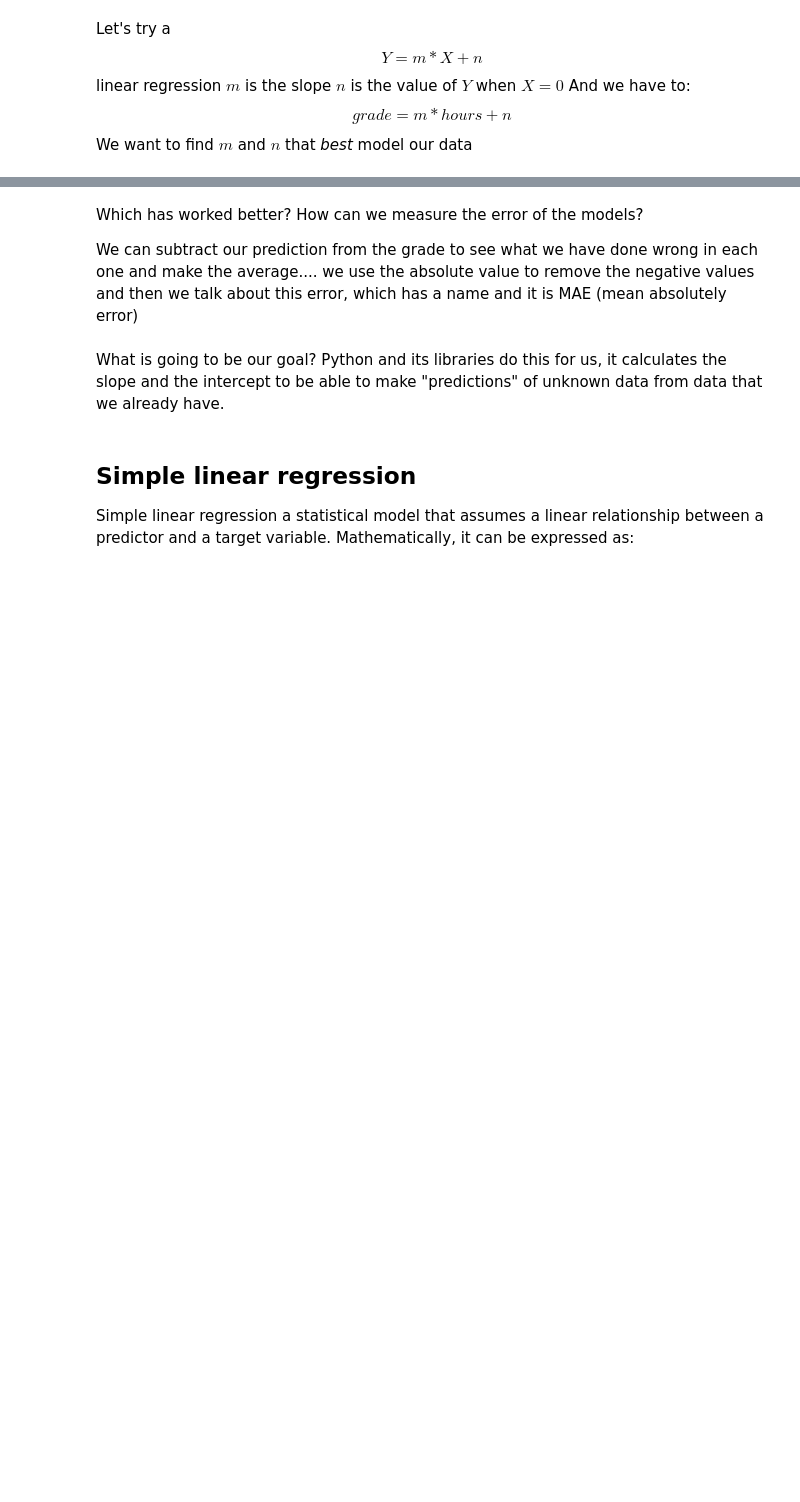
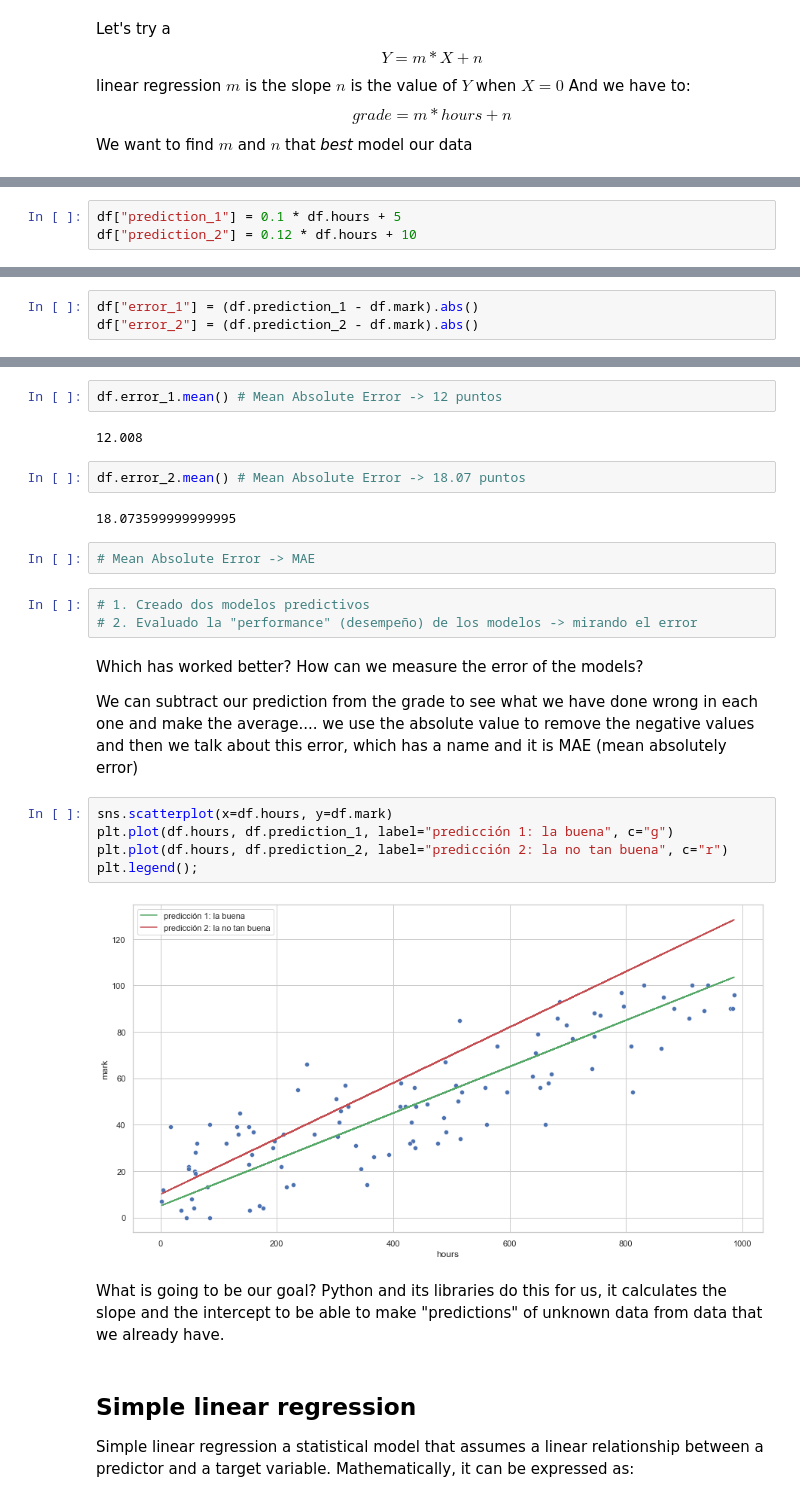
Before and after one commit to Ironhack-data-bcn-feb-2023/lectures, a Jupyter notebook: 38. Linear regression.ipynb, the cells around one changed output, grey strips where cells are left out. Saved outputs shown, nothing was run; the diff lists cells and outputs as text; blank space fills up the shorter version.

```diff
--- a/38. Linear regression.ipynb
+++ b/38. Linear regression.ipynb
@@ -43,0 +159,3 @@ We want to find $m$ and $n$ that *best* model our data
+# %%
+df["prediction_1"] = 0.1 * df.hours + 5
+df["prediction_2"] = 0.12 * df.hours + 10
@@ -43,0 +180,3 @@ We want to find $m$ and $n$ that *best* model our data
+# %%
+df["error_1"] = (df.prediction_1 - df.mark).abs()
+df["error_2"] = (df.prediction_2 - df.mark).abs()
@@ -44,3 +199,16 @@ We want to find $m$ and $n$ that *best* model our data
+# %%
+df.error_1.mean() # Mean Absolute Error -> 12 puntos
+# %% [output]
+12.008
+# %%
+df.error_2.mean() # Mean Absolute Error -> 18.07 puntos
+# %% [output]
+18.073599999999995
+# %%
+# Mean Absolute Error -> MAE
+# %%
+# 1. Creado dos modelos predictivos
+# 2. Evaluado la "performance" (desempeño) de los modelos -> mirando el error
 # %% [markdown]
 Which has worked better? How can we measure the error of the models?
 
@@ -48,3 +216,10 @@ We can subtract our prediction from the grade to see what we have done wrong in
+# %%
+sns.scatterplot(x=df.hours, y=df.mark)
+plt.plot(df.hours, df.prediction_1, label="predicción 1: la buena", c="g")
+plt.plot(df.hours, df.prediction_2, label="predicción 2: la no tan buena", c="r")
+plt.legend();
+# %% [output]
+[figure, added]
 # %% [markdown]
 What is going to be our goal? Python and its libraries do this for us, it calculates the slope and the intercept to be able to make "predictions" of unknown data from data that we already have.
 # %% [markdown]
```
Also changed, not shown: parts of 66 cells of this notebook.
